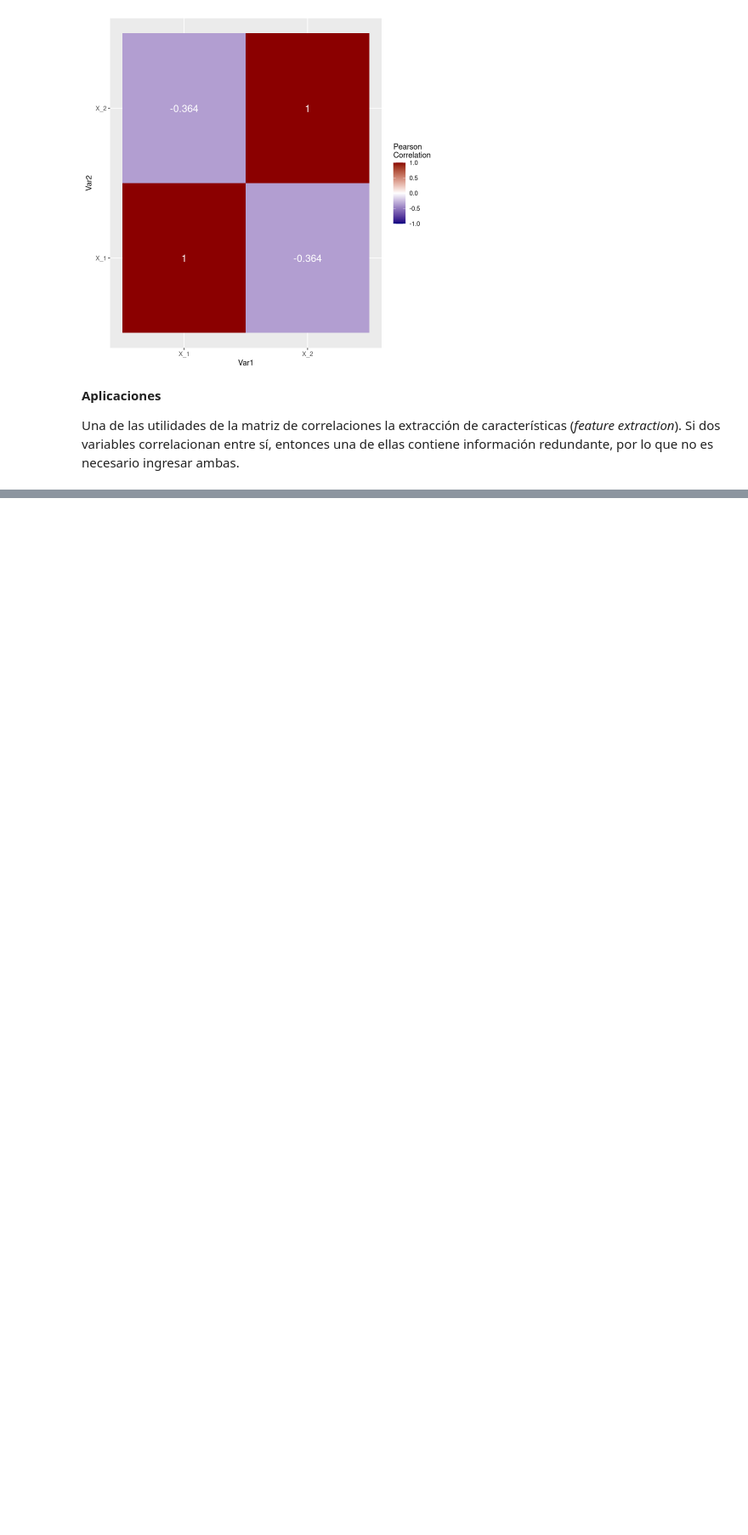
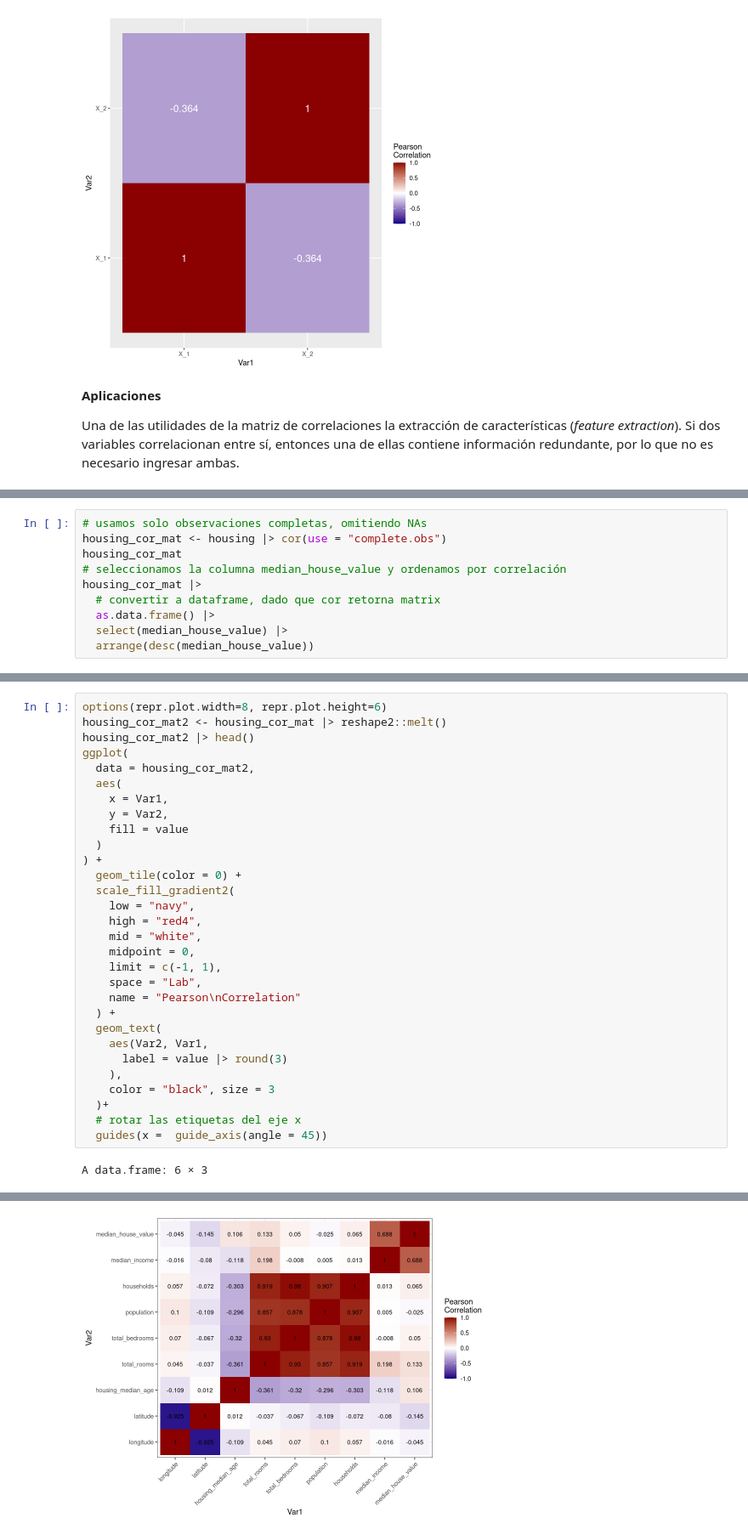
Before and after one commit to jealcalat/Analisis_multivariado-deprecated-, a Jupyter notebook: 1_variables_aleatorias_multivariadas/1.1_correlaciones_covarianzas.ipynb, the cells around one changed output, grey strips where cells are left out. Shown at 85% size. Saved outputs shown, nothing was run; the diff lists cells and outputs as text; blank space fills up the shorter version.

Commit message:
correlation matrix and viz

```diff
--- a/1_variables_aleatorias_multivariadas/1.1_correlaciones_covarianzas.ipynb
+++ b/1_variables_aleatorias_multivariadas/1.1_correlaciones_covarianzas.ipynb
@@ -667,0 +917,10 @@ Una de las utilidades de la matriz de correlaciones la extracción de caracterí
+# %%
+# usamos solo observaciones completas, omitiendo NAs
+housing_cor_mat <- housing |> cor(use = "complete.obs")
+housing_cor_mat
+# seleccionamos la columna median_house_value y ordenamos por correlación
+housing_cor_mat |>
+  # convertir a dataframe, dado que cor retorna matrix
+  as.data.frame() |>
+  select(median_house_value) |>
+  arrange(desc(median_house_value))
@@ -667,0 +951,32 @@ Una de las utilidades de la matriz de correlaciones la extracción de caracterí
+# %%
+options(repr.plot.width=8, repr.plot.height=6)
+housing_cor_mat2 <- housing_cor_mat |> reshape2::melt()
+housing_cor_mat2 |> head()
+ggplot(
+  data = housing_cor_mat2,
+  aes(
+    x = Var1,
+    y = Var2,
+    fill = value
+  )
+) +
+  geom_tile(color = 0) +
+  scale_fill_gradient2(
+    low = "navy",
+    high = "red4",
+    mid = "white",
+    midpoint = 0,
+    limit = c(-1, 1),
+    space = "Lab",
+    name = "Pearson\nCorrelation"
+  ) +
+  geom_text(
+    aes(Var2, Var1,
+      label = value |> round(3)
+    ),
+    color = "black", size = 3
+  )+
+  # rotar las etiquetas del eje x
+  guides(x =  guide_axis(angle = 45))
+# %% [output]
+A data.frame: 6 × 3
@@ -667,0 +991 @@ Una de las utilidades de la matriz de correlaciones la extracción de caracterí
+[figure, added]
```
Also changed, not shown: parts of 21 cells of this notebook, 7 other files.
